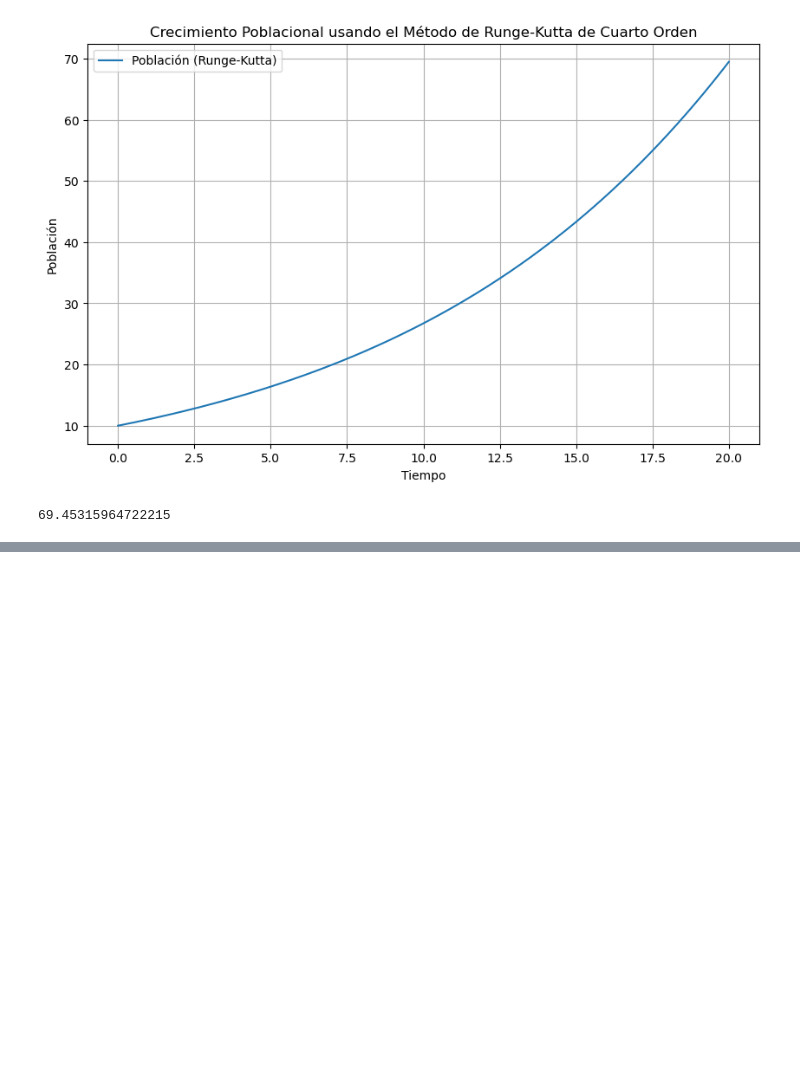
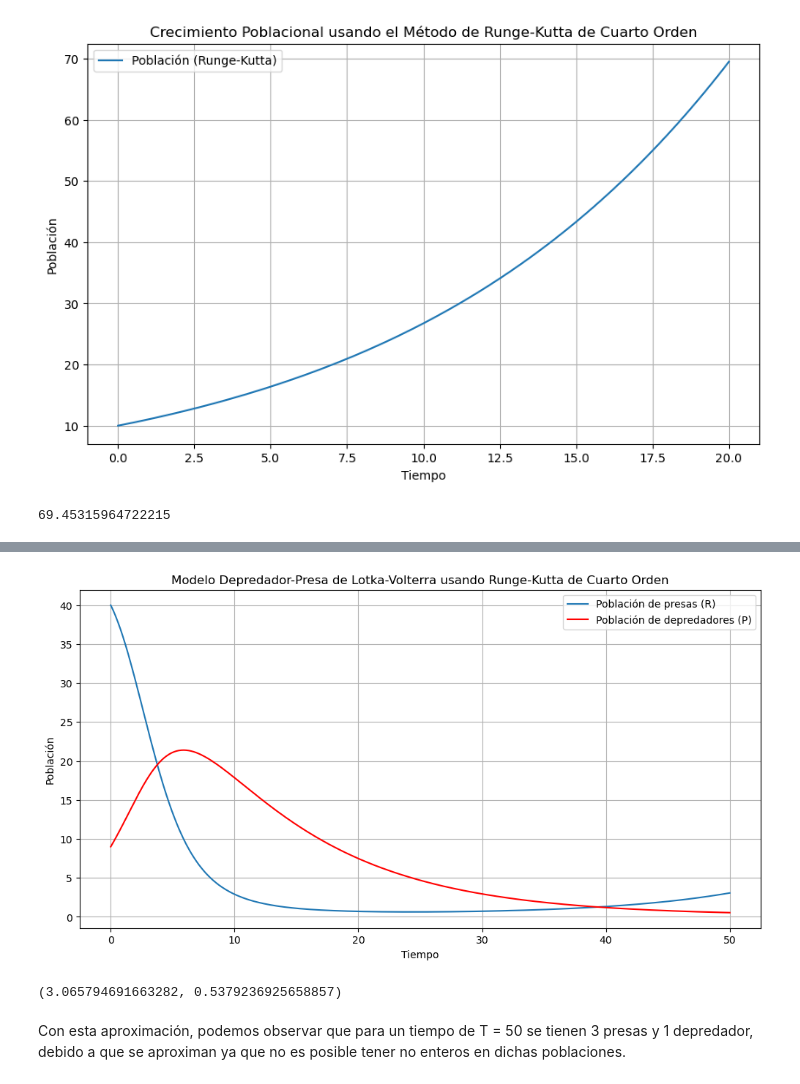
Before and after one commit to angelcast2002/LAB-03-MS, a Jupyter notebook: lab03.ipynb, the cells around one changed output, grey strips where cells are left out. Saved outputs shown, nothing was run; the diff lists cells and outputs as text; code cells hidden in the pictures; blank space fills up the shorter version.

```diff
--- a/lab03.ipynb
+++ b/lab03.ipynb
@@ -97,0 +151,55 @@ P_estimated
+# %%
+def rungeKutta(R0, P0, h, T):
+    N = int(T / h)  # Número de pasos
+    t_values = np.arange(0, T + h, h)
+    R_values = np.zeros(len(t_values))
+    P_values = np.zeros(len(t_values))
+
+    R_values[0] = R0
+    P_values[0] = P0
+
+    for i in range(N):
+        R = R_values[i]
+        P = P_values[i]
+
+        k1_R = dR_dt(R, P)
+        k1_P = dP_dt(R, P)
+
+        k2_R = dR_dt(R + h / 2 * k1_R, P + h / 2 * k1_P)
+        k2_P = dP_dt(R + h / 2 * k1_R, P + h / 2 * k1_P)
+
+        k3_R = dR_dt(R + h / 2 * k2_R, P + h / 2 * k2_P)
+        k3_P = dP_dt(R + h / 2 * k2_R, P + h / 2 * k2_P)
+
+        k4_R = dR_dt(R + h * k3_R, P + h * k3_P)
+        k4_P = dP_dt(R + h * k3_R, P + h * k3_P)
+
+        R_values[i + 1] = R + (h / 6) * (k1_R + 2 * k2_R + 2 * k3_R + k4_R)
+        P_values[i + 1] = P + (h / 6) * (k1_P + 2 * k2_P + 2 * k3_P + k4_P)
+
+    return t_values, R_values, P_values
+# %%
+# Cálculo de los valores usando Runge-Kutta
+t_values, R_values, P_values = rungeKutta(R0, P0, h, T)
+# %%
+# Graficar los resultados
+plt.figure(figsize=(12, 6))
+plt.plot(t_values, R_values, label='Población de presas (R)')
+plt.plot(t_values, P_values, label='Población de depredadores (P)', color='red')
+plt.xlabel('Tiempo')
+plt.ylabel('Población')
+plt.title('Modelo Depredador-Presa de Lotka-Volterra usando Runge-Kutta de Cuarto Orden')
+plt.legend()
+plt.grid(True)
+plt.show()
+# %% [output]
+[figure, added]
+# %%
+# Estimado de las poblaciones en T = 50
+R_estimated = R_values[-1]
+P_estimated = P_values[-1]
+R_estimated, P_estimated
+# %% [output]
+(3.065794691663282, 0.5379236925658857)
+# %% [markdown]
+Con esta aproximación, podemos observar que para un tiempo de T = 50 se tienen 3 presas y 1 depredador, debido a que se aproximan ya que no es posible tener no enteros en dichas poblaciones.
```
Also changed, not shown: parts of 5 cells of this notebook.
